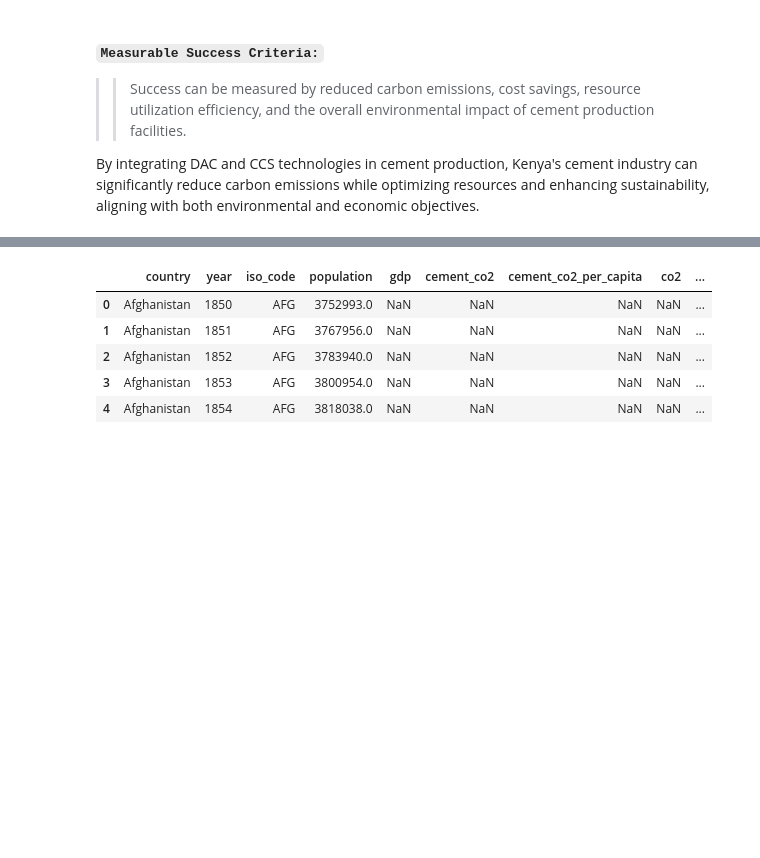
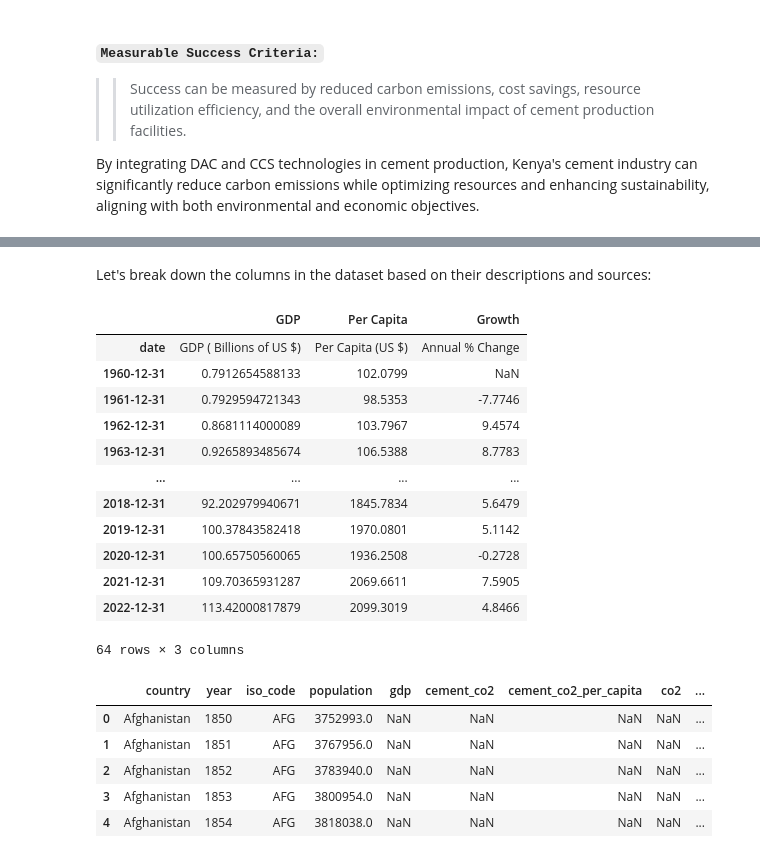
Before and after one commit to Purity-Wanjiku/Hack4Climate, a Jupyter notebook: hack4climate.ipynb, the cells around one changed output, grey strips where cells are left out. Cells and saved outputs as stored; diff of their text form; code cells hidden in the pictures; blank space fills up the shorter version.

```diff
--- a/hack4climate.ipynb
+++ b/hack4climate.ipynb
@@ -111,3 +63,5 @@ Let's break down the columns in the dataset based on their descriptions and sour
+# %% [markdown]
+Let's break down the columns in the dataset based on their descriptions and sources:
 # %%
 # importing packages
 import numpy as np
@@ -117,6 +71,26 @@ import matplotlib.pyplot as plt
 # %%
 # Read the CSV file
 emission_csv_file = pd.read_csv('data\owid-co2-data.csv')
+
+# Read GDP data
+kenya_gdp = pd.read_csv('data\kenya-gdp.csv', encoding='utf-8')
+# %%
+# Preview the data
+kenya_gdp
+# %% [output]
+|  | GDP | Per Capita | Growth |
+| date | GDP ( Billions of US $) | Per Capita (US $) | Annual % Change |
+| 1960-12-31 | 0.7912654588133 | 102.0799 | NaN |
+| 1961-12-31 | 0.7929594721343 | 98.5353 | -7.7746 |
+| 1962-12-31 | 0.8681114000089 | 103.7967 | 9.4574 |
+| 1963-12-31 | 0.9265893485674 | 106.5388 | 8.7783 |
+| ... | ... | ... | ... |
+| 2018-12-31 | 92.202979940671 | 1845.7834 | 5.6479 |
+| 2019-12-31 | 100.37843582418 | 1970.0801 | 5.1142 |
+| 2020-12-31 | 100.65750560065 | 1936.2508 | -0.2728 |
+| 2021-12-31 | 109.70365931287 | 2069.6611 | 7.5905 |
+| 2022-12-31 | 113.42000817879 | 2099.3019 | 4.8466 |
+64 rows × 3 columns
 # %%
 # Preview the dataset top five rows
 emission_csv_file.head()
```
Also changed, not shown: parts of 16 cells of this notebook, 2 other files.
